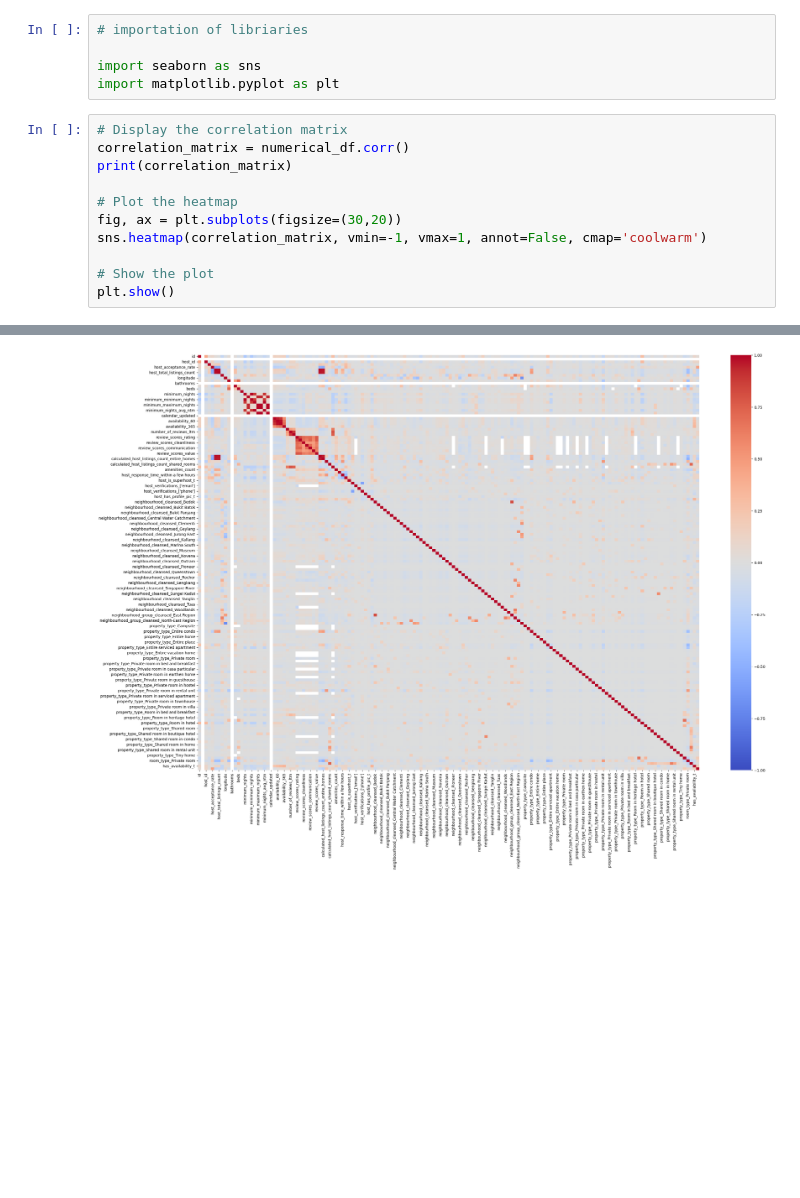
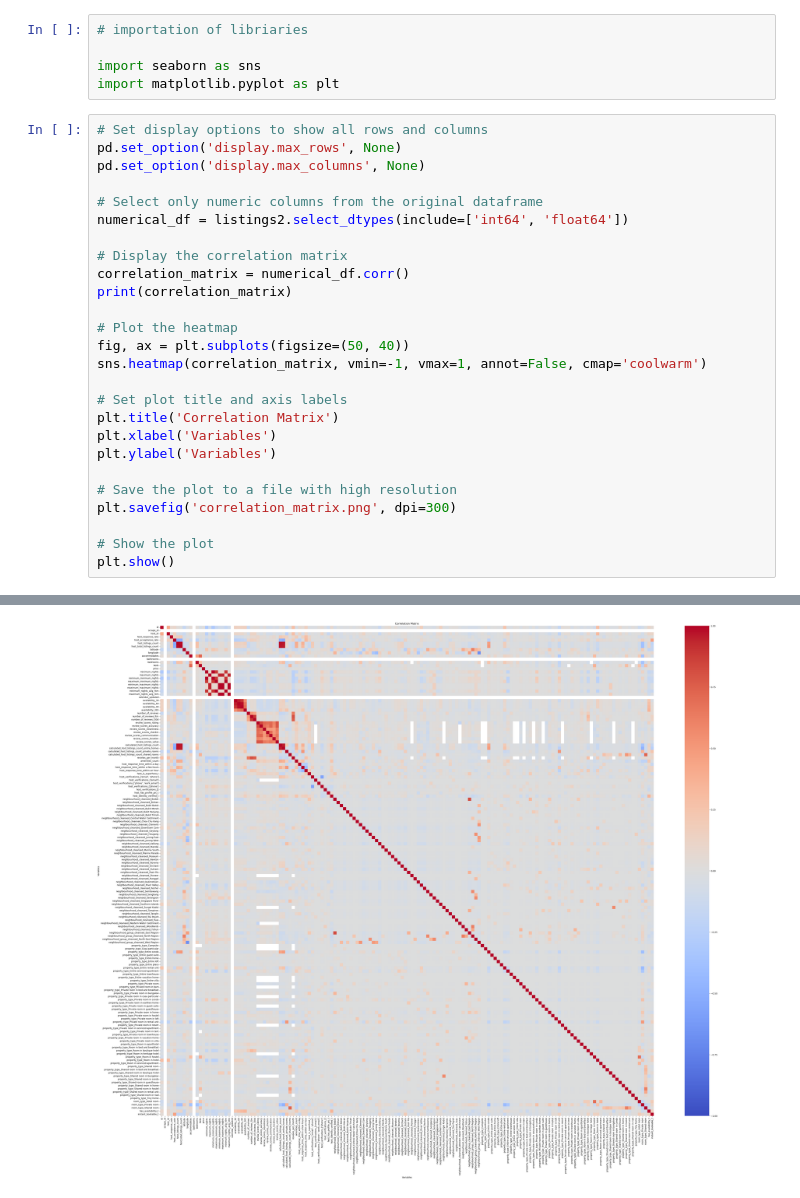
Before and after one commit to Theawmaster/Predict-Airbnb-Prices, a Jupyter notebook: exploratory_data_analysis.ipynb, the cells around one changed output, grey strips where cells are left out. Saved outputs shown, nothing was run; the diff lists cells and outputs as text; blank space fills up the shorter version.

Commit message:
updated corr matrix

```diff
--- a/exploratory_data_analysis.ipynb
+++ b/exploratory_data_analysis.ipynb
@@ -101,13 +112,28 @@ print(numerical_df)
 import seaborn as sns
 import matplotlib.pyplot as plt
 # %%
+# Set display options to show all rows and columns
+pd.set_option('display.max_rows', None)
+pd.set_option('display.max_columns', None)
+
+# Select only numeric columns from the original dataframe
+numerical_df = listings2.select_dtypes(include=['int64', 'float64'])
+
 # Display the correlation matrix
 correlation_matrix = numerical_df.corr()
 print(correlation_matrix)
 
 # Plot the heatmap
-fig, ax = plt.subplots(figsize=(30,20))
+fig, ax = plt.subplots(figsize=(50, 40))
 sns.heatmap(correlation_matrix, vmin=-1, vmax=1, annot=False, cmap='coolwarm')
+
+# Set plot title and axis labels
+plt.title('Correlation Matrix')
+plt.xlabel('Variables')
+plt.ylabel('Variables')
+
+# Save the plot to a file with high resolution
+plt.savefig('correlation_matrix.png', dpi=300)
 
 # Show the plot
 plt.show()
@@ -132 +158 @@ instant_bookable_t                0.154634            1.000000
-[figure, old version]
+[figure, new version]
```
Also changed, not shown: parts of 4 cells of this notebook, 1 other file.
